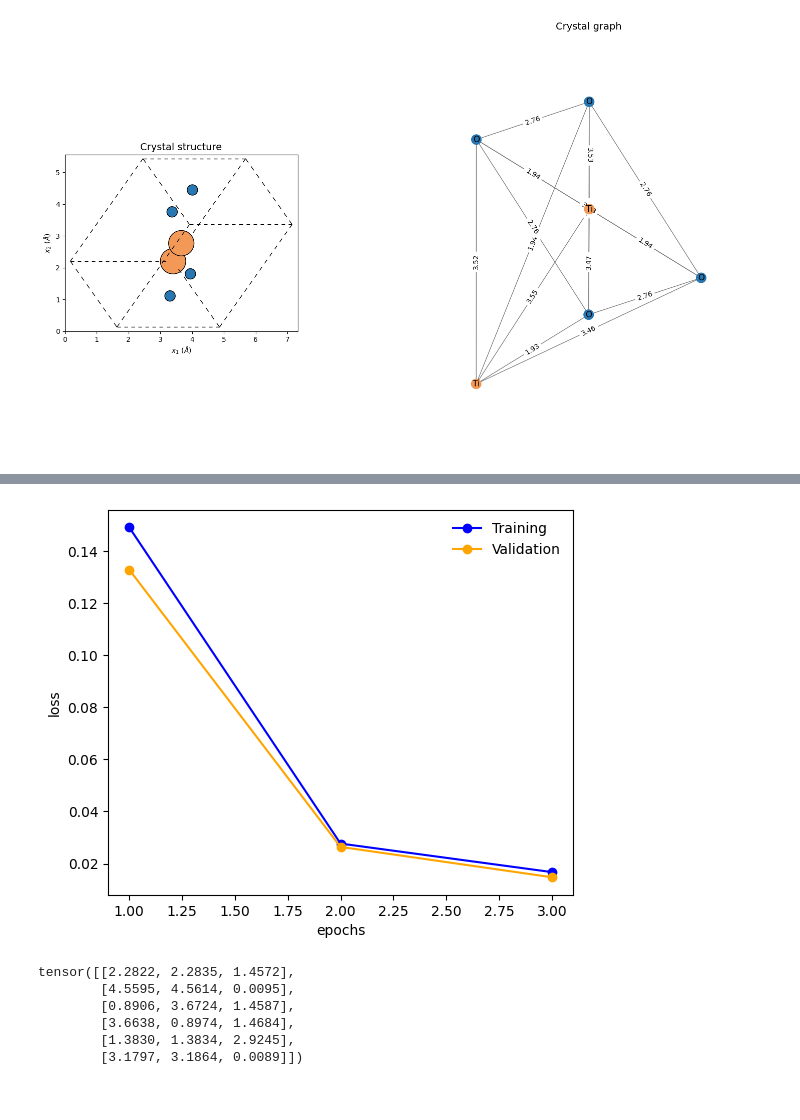
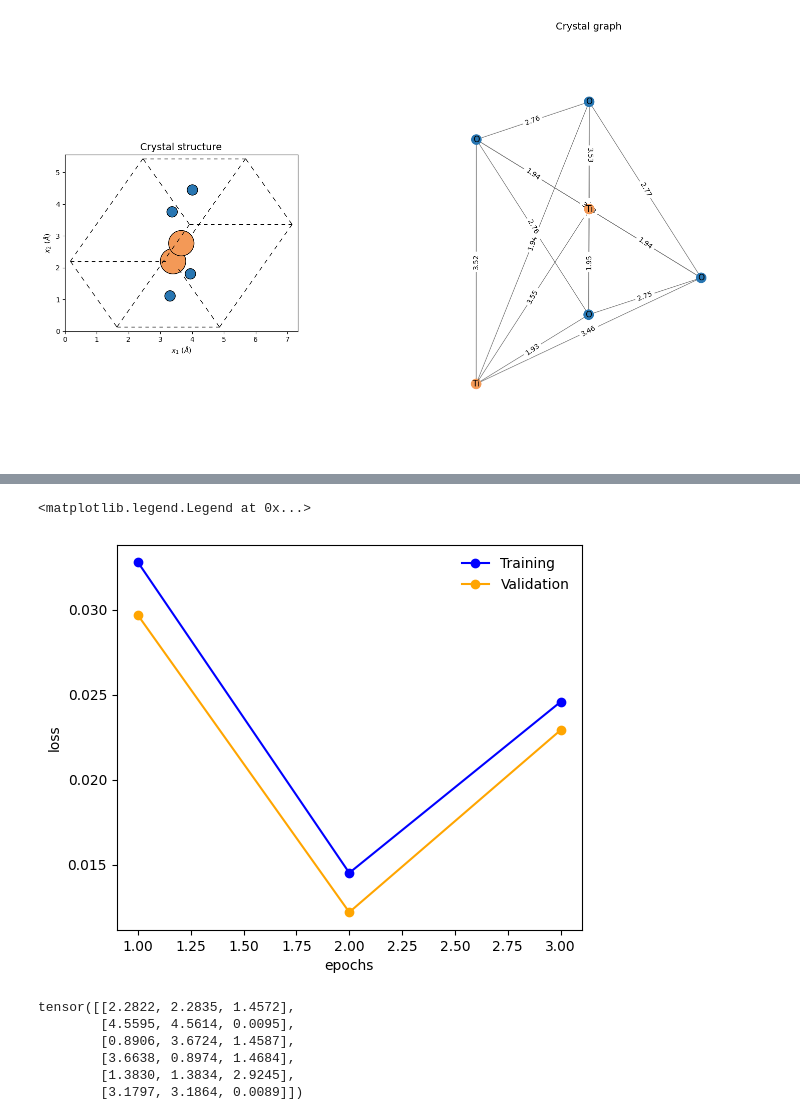
Before and after one commit to kimrojas/Simple_EGNN, a Jupyter notebook: EGNN.ipynb, the cells around one changed output, grey strips where cells are left out. Saved outputs shown, nothing was run; the diff lists cells and outputs as text; code cells hidden in the pictures.

```diff
--- a/EGNN.ipynb
+++ b/EGNN.ipynb
@@ -146,10 +148,11 @@ scheduler = torch.optim.lr_scheduler.ExponentialLR(opt, gamma=0.96)
 loss_fn = torch.nn.MSELoss()
 loss_fn_mae = torch.nn.L1Loss()
 # %%
-device = "cuda:0" if torch.cuda.is_available() else "cpu"
-print('torch device:' , device)
+# device = "cuda:0" if torch.cuda.is_available() else "cpu"
+device = "cpu"
+print("torch device:", device)
 
-run_name = 'model_' + time.strftime("%y%m%d", time.localtime())
+run_name = "model_" + time.strftime("%y%m%d", time.localtime())
 print(run_name)
 # %% [output]
 torch device: cpu
@@ -164,17 +177,18 @@ Iteration    3   train loss =   0.0167   valid loss =   0.0147   elapsed time =
 # %%
-run_name = 'model_241026'
+run_name = "model_241031"
 
-history = torch.load(run_name + '.torch', map_location=device)['history']
-steps = [d['step'] + 1 for d in history]
-loss_train = [d['train']['loss'] for d in history]
-loss_valid = [d['valid']['loss'] for d in history]
+history = torch.load(run_name + ".torch", map_location=device)["history"]
+steps = [d["step"] + 1 for d in history]
+loss_train = [d["train"]["loss"] for d in history]
+loss_valid = [d["valid"]["loss"] for d in history]
 
-fig, ax = plt.subplots(figsize=(6,5))
-ax.plot(steps, loss_train, 'o-', label="Training", color='blue')
-ax.plot(steps, loss_valid, 'o-', label="Validation", color='orange')
-ax.set_xlabel('epochs')
-ax.set_ylabel('loss')
-ax.legend(frameon=False);
+fig, ax = plt.subplots(figsize=(6, 5))
+ax.plot(steps, loss_train, "o-", label="Training", color="blue")
+ax.plot(steps, loss_valid, "o-", label="Validation", color="orange")
+ax.set_xlabel("epochs")
+ax.set_ylabel("loss")
+ax.legend(frameon=False)
 # %% [output]
+<matplotlib.legend.Legend at 0x...>
-[figure, old version]
+[figure, new version]
 # %%
```
Also changed, not shown: parts of 8 cells of this notebook, 9 other files.
